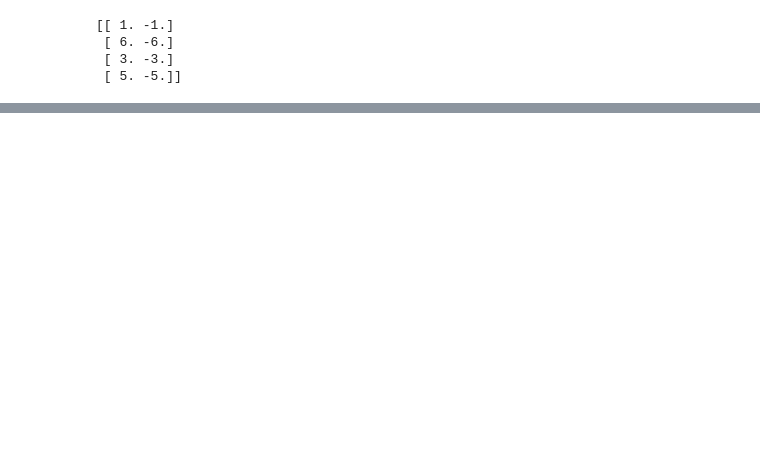
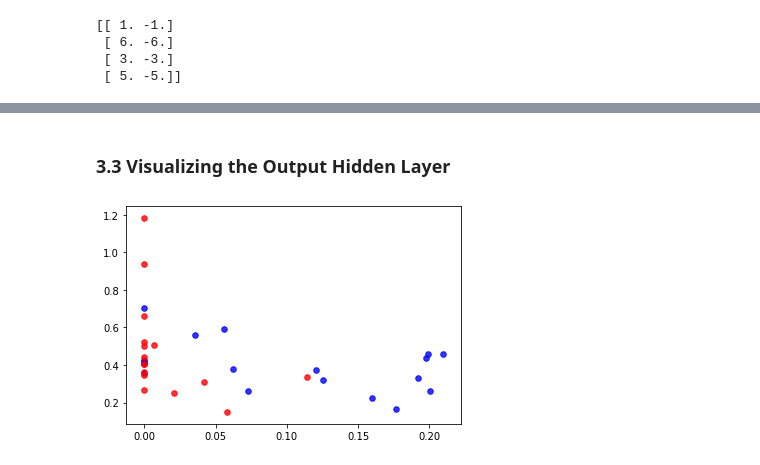
Before and after one commit to yxnchen/GCN-tutorial, a Jupyter notebook: Simple-Graph-Operation.ipynb, the cells around one changed output, grey strips where cells are left out. Saved outputs shown, nothing was run; the diff lists cells and outputs as text; code cells hidden in the pictures; blank space fills up the shorter version.

Commit message:
add simple graph operation

```diff
--- a/Simple-Graph-Operation.ipynb
+++ b/Simple-Graph-Operation.ipynb
@@ -92,0 +125,9 @@ inv(D)AX:
+# %%
+def relu(arr):
+    return arr[arr<0] = 0
+
+W = np.array([
+    [1, -1],
+    [-1, 1]
+])
+print(relu(np.linalg.inv(D_s).dot(A_s).dot(X).dot(W)))
@@ -92,0 +149,9 @@ inv(D)AX:
+# %%
+from networkx import karate_club_graph, to_numpy_matrix
+zkc = karate_club_graph()
+order = sorted(list(zkc.nodes()))
+Adj = to_numpy_matrix(zkc, nodelist=order)
+I = np.eye(zkc.number_of_nodes())
+Adj_norm = Adj + I
+D_hat = np.array(np.sum(Adj_norm, axis=0))[0]
+D_hat = np.array(np.diag(D_hat))
@@ -92,0 +162,29 @@ inv(D)AX:
+# %%
+def gcn_layer(A_norm, D_hat, X, W):
+    return relu(np.linalg.inv(D_hat).dot(A_norm).dot(X).dot(W))
+
+inputFeature = I
+W_1 = np.random.normal(loc=0, scale=1, size=(zkc.number_of_nodes(), 4))
+W_2 = np.random.normal(loc=0, size=(W_1.shape[1], 2))
+
+# stack GCN layers
+H_1 = gcn_layer(Adj_norm, D_hat, inputFeature, W_1)
+H_2 = gcn_layer(Adj_norm, D_hat, H_1, W_2)
+
+output = np.array(H_2)
+# %% [markdown]
+### 3.3 Visualizing the Output Hidden Layer
+# %%
+import matplotlib.pyplot as plt
+
+feature_representations = {
+    node: output[node]
+    for node in zkc.nodes()}
+
+for i,em in feature_representations.items():
+    if zkc.nodes[i]['club'] == 'Mr. Hi':
+        plt.scatter(em[0],em[1] ,color = 'b', alpha=0.8, s = np.pi*10)
+    else:
+        plt.scatter(em[0],em[1] ,color = 'r', alpha=0.8, s = np.pi*10)
+# %% [output]
+[figure, added]
```
Also changed, not shown: parts of 18 cells of this notebook, 1 other file.
